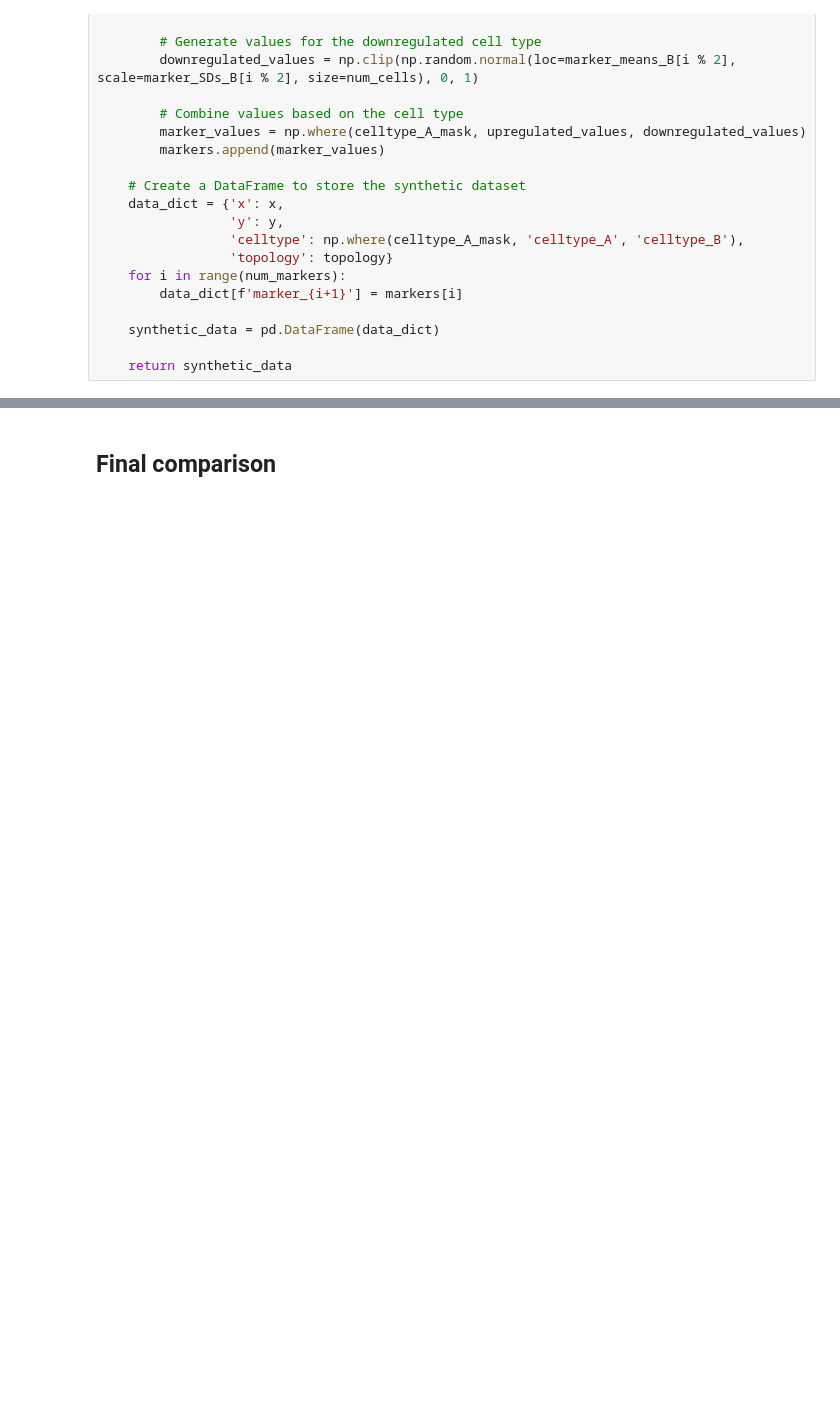
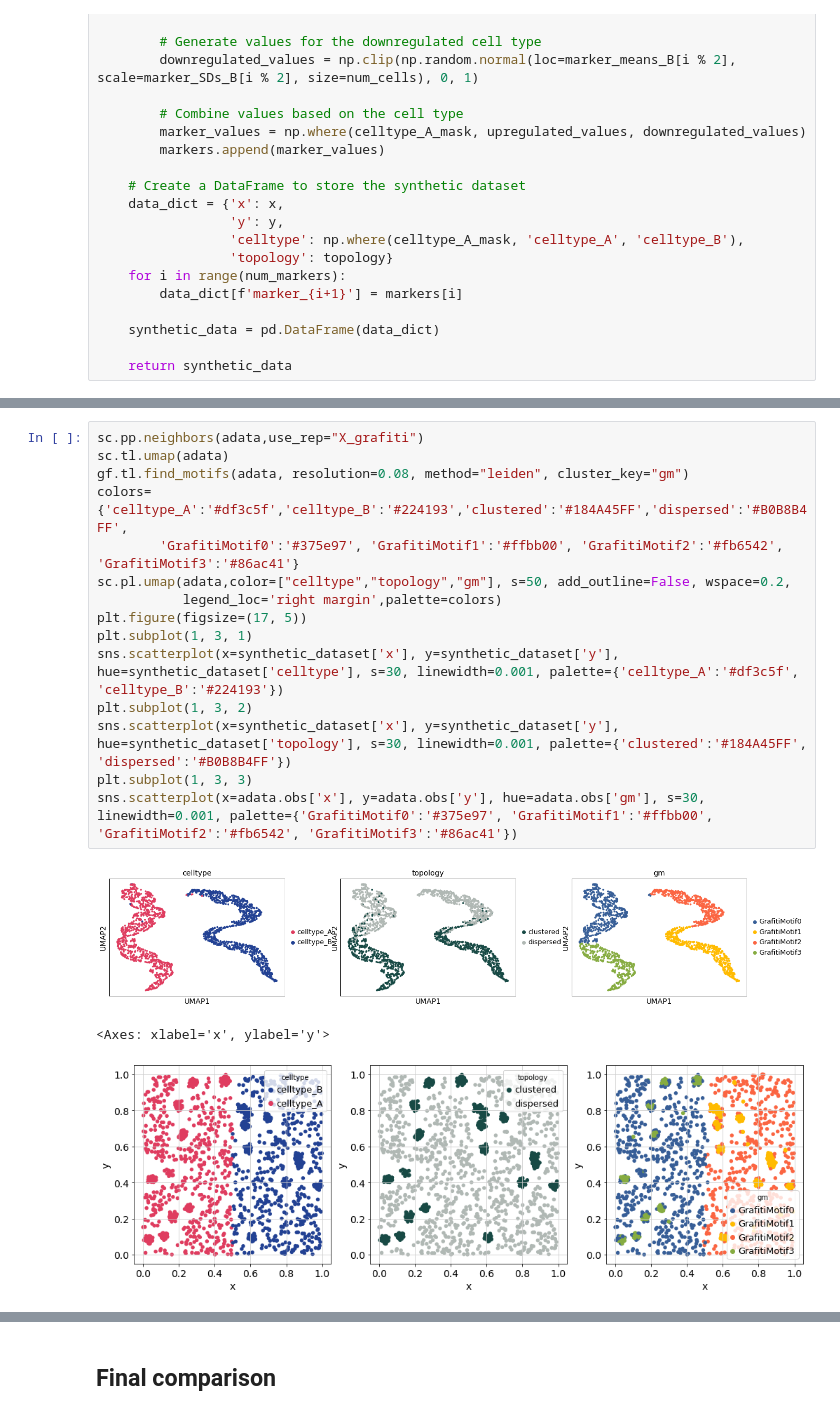
Before and after one commit to nceglia/grafiti, a Jupyter notebook: notebooks/synthetic_method_comparison.ipynb, the cells around one changed output, grey strips where cells are left out. Saved outputs shown, nothing was run; the diff lists cells and outputs as text; blank space fills up the shorter version.

```diff
--- a/notebooks/synthetic_method_comparison.ipynb
+++ b/notebooks/synthetic_method_comparison.ipynb
@@ -193,0 +227,19 @@ synthetic_iter
+# %%
+sc.pp.neighbors(adata,use_rep="X_grafiti")
+sc.tl.umap(adata)
+gf.tl.find_motifs(adata, resolution=0.08, method="leiden", cluster_key="gm")
+colors={'celltype_A':'#df3c5f','celltype_B':'#224193','clustered':'#184A45FF','dispersed':'#B0B8B4FF',
+        'GrafitiMotif0':'#375e97', 'GrafitiMotif1':'#ffbb00', 'GrafitiMotif2':'#fb6542', 'GrafitiMotif3':'#86ac41'}
+sc.pl.umap(adata,color=["celltype","topology","gm"], s=50, add_outline=False, wspace=0.2,
+           legend_loc='right margin',palette=colors)
+plt.figure(figsize=(17, 5))
+plt.subplot(1, 3, 1)
+sns.scatterplot(x=synthetic_dataset['x'], y=synthetic_dataset['y'], hue=synthetic_dataset['celltype'], s=30, linewidth=0.001, palette={'celltype_A':'#df3c5f', 'celltype_B':'#224193'})
+plt.subplot(1, 3, 2)
+sns.scatterplot(x=synthetic_dataset['x'], y=synthetic_dataset['y'], hue=synthetic_dataset['topology'], s=30, linewidth=0.001, palette={'clustered':'#184A45FF', 'dispersed':'#B0B8B4FF'})
+plt.subplot(1, 3, 3)
+sns.scatterplot(x=adata.obs['x'], y=adata.obs['y'], hue=adata.obs['gm'], s=30, linewidth=0.001, palette={'GrafitiMotif0':'#375e97', 'GrafitiMotif1':'#ffbb00', 'GrafitiMotif2':'#fb6542', 'GrafitiMotif3':'#86ac41'})
+# %% [output]
+[figure, added]
+<Axes: xlabel='x', ylabel='y'>
+[figure, added]
```
Also changed, not shown: parts of 21 cells of this notebook.
